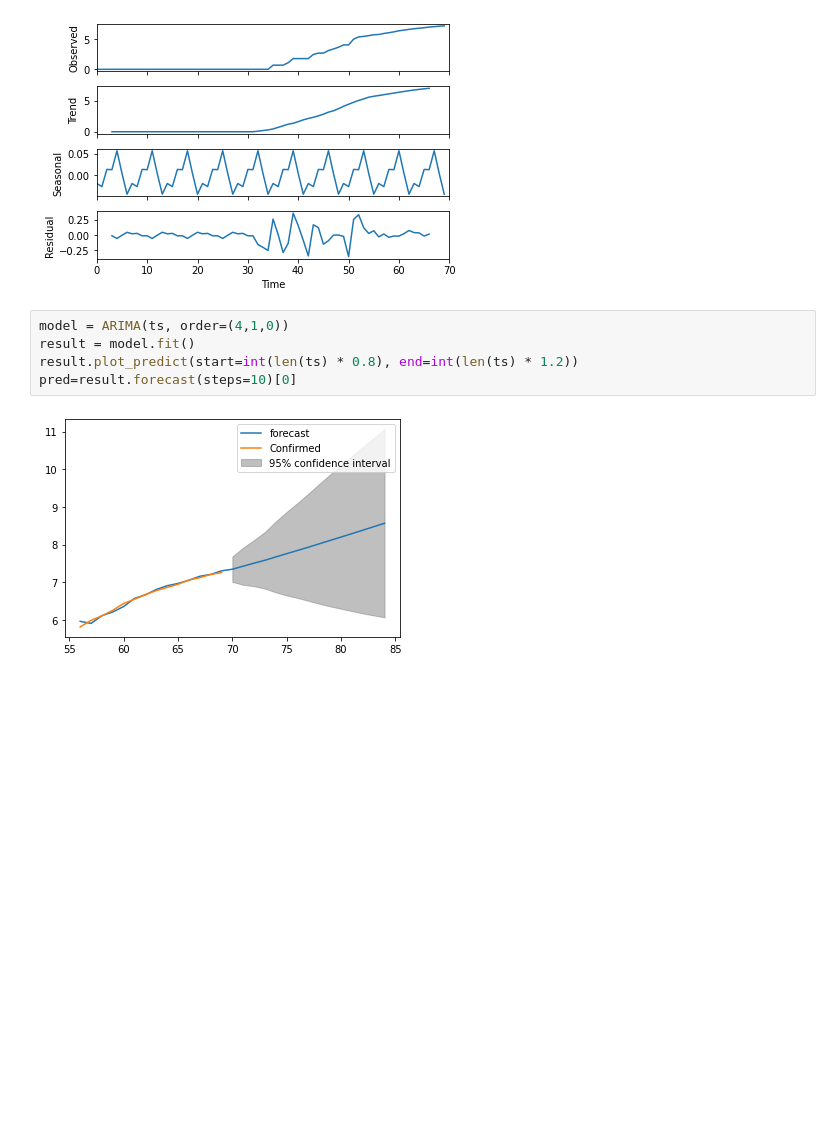
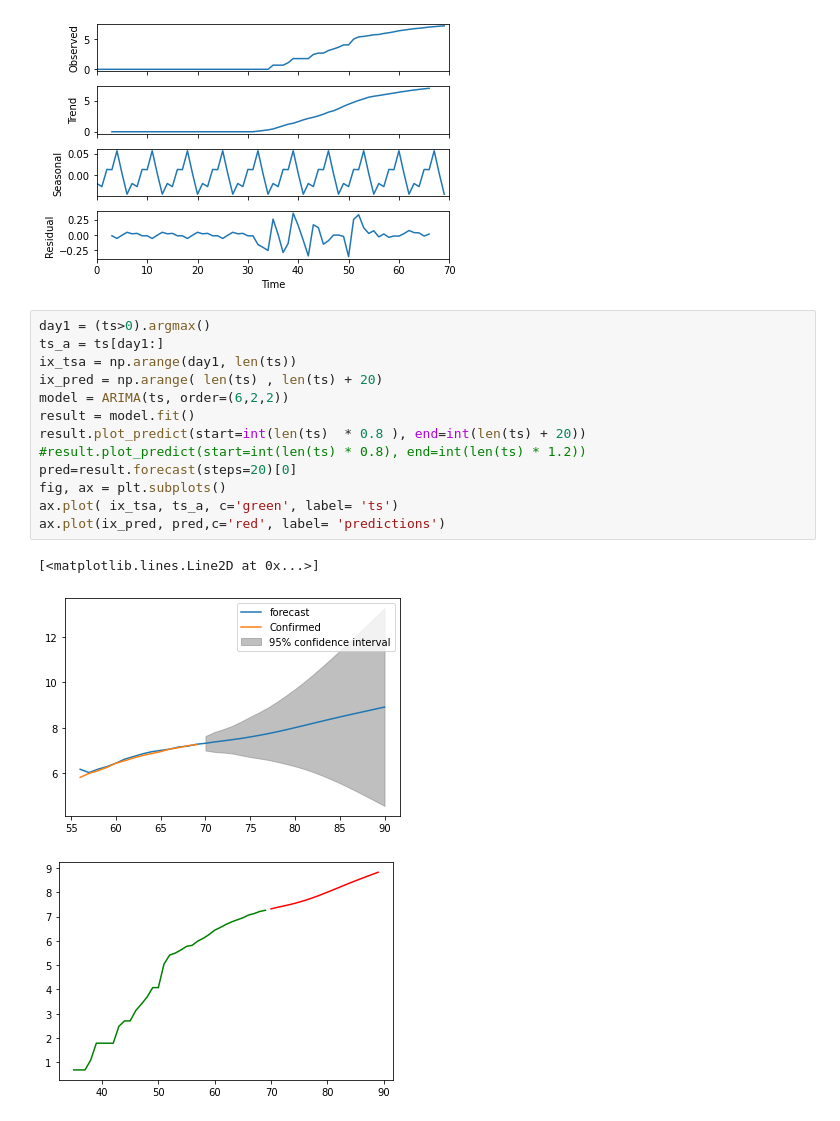
Before and after one commit to andturken/COVID19-Global-Prediction, a Jupyter notebook: covid_global_arima_tune_hyperparam.ipynb, the cells around one changed output. Drawn from its saved outputs; the diff is of its cells as text; blank space fills up the shorter version.

```diff
--- a/covid_global_arima_tune_hyperparam.ipynb
+++ b/covid_global_arima_tune_hyperparam.ipynb
@@ -156,10 +145,20 @@ print(test_stat)
 # %% [output]
 (-1.0232647593127535, 0.7446847319164319, 8, 61, {'1%': -3.542412746661615, '5%': -2.910236235808284, '10%': -2.5927445767266866}, -23.979466269778428)
 [figure]
-# %%
-model = ARIMA(ts, order=(4,1,0))
-result = model.fit()
-result.plot_predict(start=int(len(ts) * 0.8), end=int(len(ts) * 1.2))
-pred=result.forecast(steps=10)[0]
-# %% [output]
-[figure, removed]
+# %%
+day1 = (ts>0).argmax()
+ts_a = ts[day1:]
+ix_tsa = np.arange(day1, len(ts))
+ix_pred = np.arange( len(ts) , len(ts) + 20)
+model = ARIMA(ts, order=(6,2,2))
+result = model.fit()
+result.plot_predict(start=int(len(ts)  * 0.8 ), end=int(len(ts) + 20))
+#result.plot_predict(start=int(len(ts) * 0.8), end=int(len(ts) * 1.2))
+pred=result.forecast(steps=20)[0]
+fig, ax = plt.subplots()
+ax.plot( ix_tsa, ts_a, c='green', label= 'ts')
+ax.plot(ix_pred, pred,c='red', label= 'predictions')
+# %% [output]
+[<matplotlib.lines.Line2D at 0x...>]
+[figure, added]
+[figure, added]
```
Also changed, not shown: parts of 4 cells of this notebook.
